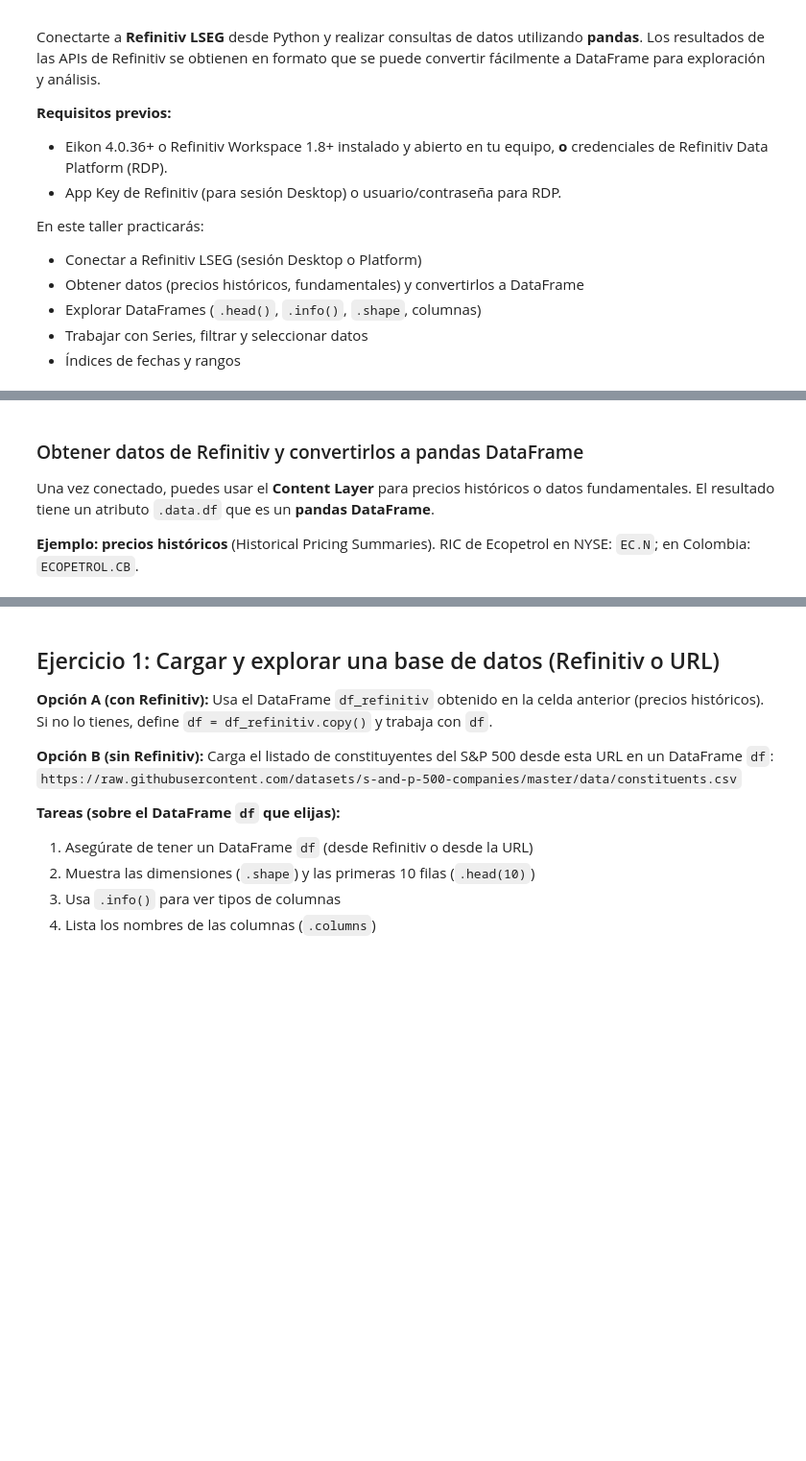
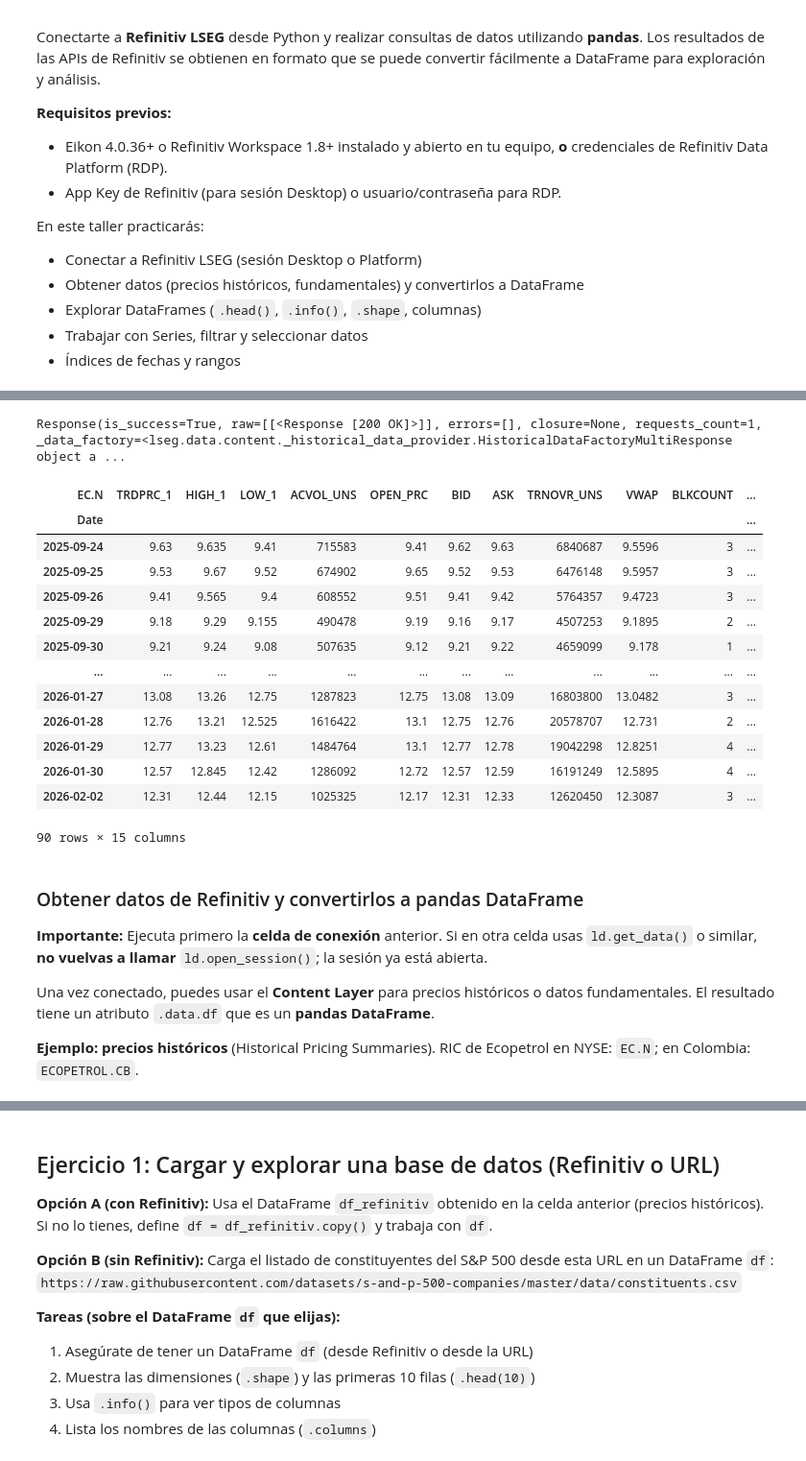
Before and after one commit to owoc9103/clase_2026_1, a Jupyter notebook: FundProg/Notebooks/tallerpandas.ipynb, the cells around one changed output, grey strips where cells are left out. Shown at 96% size. Cells and saved outputs as stored; diff of their text form; code cells hidden in the pictures; blank space fills up the shorter version.

```diff
--- a/FundProg/Notebooks/tallerpandas.ipynb
+++ b/FundProg/Notebooks/tallerpandas.ipynb
@@ -60,0 +186,28 @@ else:
+# %%
+response = historical_pricing.summaries.Definition(
+ universe="EC.N",  # Ecopetrol ADR en NYSE
+ interval=historical_pricing.Intervals.DAILY,
+ count=90).get_data()
+# %%
+response
+# %% [output]
+Response(is_success=True, raw=[[<Response [200 OK]>]], errors=[], closure=None, requests_count=1, _data_factory=<lseg.data.content._historical_data_provider.HistoricalDataFactoryMultiResponse object a ...
+# %%
+df_refinitiv = response.data.df
+# %%
+df_refinitiv
+# %% [output]
+| EC.N | TRDPRC_1 | HIGH_1 | LOW_1 | ACVOL_UNS | OPEN_PRC | BID | ASK | TRNOVR_UNS | VWAP | BLKCOUNT | ... |
+| Date |  |  |  |  |  |  |  |  |  |  | ... |
+| 2025-09-24 | 9.63 | 9.635 | 9.41 | 715583 | 9.41 | 9.62 | 9.63 | 6840687 | 9.5596 | 3 | ... |
+| 2025-09-25 | 9.53 | 9.67 | 9.52 | 674902 | 9.65 | 9.52 | 9.53 | 6476148 | 9.5957 | 3 | ... |
+| 2025-09-26 | 9.41 | 9.565 | 9.4 | 608552 | 9.51 | 9.41 | 9.42 | 5764357 | 9.4723 | 3 | ... |
+| 2025-09-29 | 9.18 | 9.29 | 9.155 | 490478 | 9.19 | 9.16 | 9.17 | 4507253 | 9.1895 | 2 | ... |
+| 2025-09-30 | 9.21 | 9.24 | 9.08 | 507635 | 9.12 | 9.21 | 9.22 | 4659099 | 9.178 | 1 | ... |
+| ... | ... | ... | ... | ... | ... | ... | ... | ... | ... | ... | ... |
+| 2026-01-27 | 13.08 | 13.26 | 12.75 | 1287823 | 12.75 | 13.08 | 13.09 | 16803800 | 13.0482 | 3 | ... |
+| 2026-01-28 | 12.76 | 13.21 | 12.525 | 1616422 | 13.1 | 12.75 | 12.76 | 20578707 | 12.731 | 2 | ... |
+| 2026-01-29 | 12.77 | 13.23 | 12.61 | 1484764 | 13.1 | 12.77 | 12.78 | 19042298 | 12.8251 | 4 | ... |
+| 2026-01-30 | 12.57 | 12.845 | 12.42 | 1286092 | 12.72 | 12.57 | 12.59 | 16191249 | 12.5895 | 4 | ... |
+| 2026-02-02 | 12.31 | 12.44 | 12.15 | 1025325 | 12.17 | 12.31 | 12.33 | 12620450 | 12.3087 | 3 | ... |
+90 rows × 15 columns
@@ -61,5 +216,7 @@ else:
 # %% [markdown]
 ### Obtener datos de Refinitiv y convertirlos a pandas DataFrame
+
+**Importante:** Ejecuta primero la **celda de conexión** anterior. Si en otra celda usas `ld.get_data()` o similar, **no vuelvas a llamar** `ld.open_session()`; la sesión ya está abierta.
 
 Una vez conectado, puedes usar el **Content Layer** para precios históricos o datos fundamentales. El resultado tiene un atributo `.data.df` que es un **pandas DataFrame**.
 
```
Also changed, not shown: parts of 18 cells of this notebook, 14 other files.
